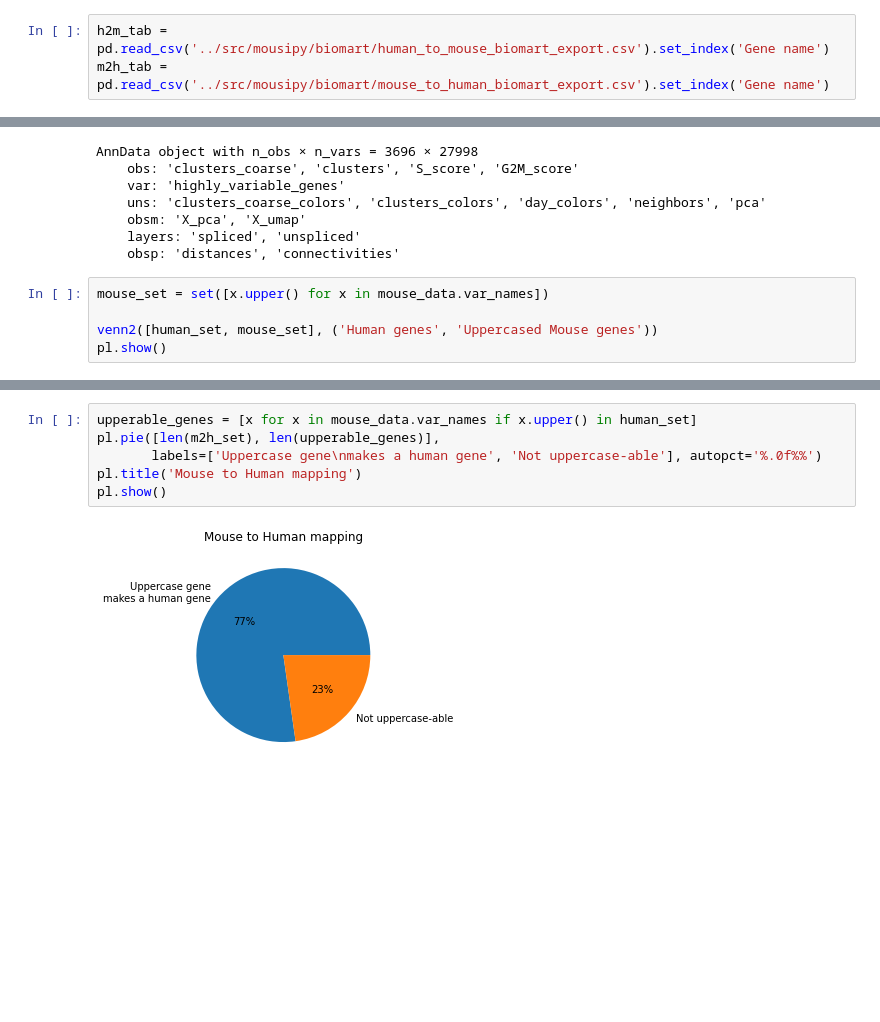
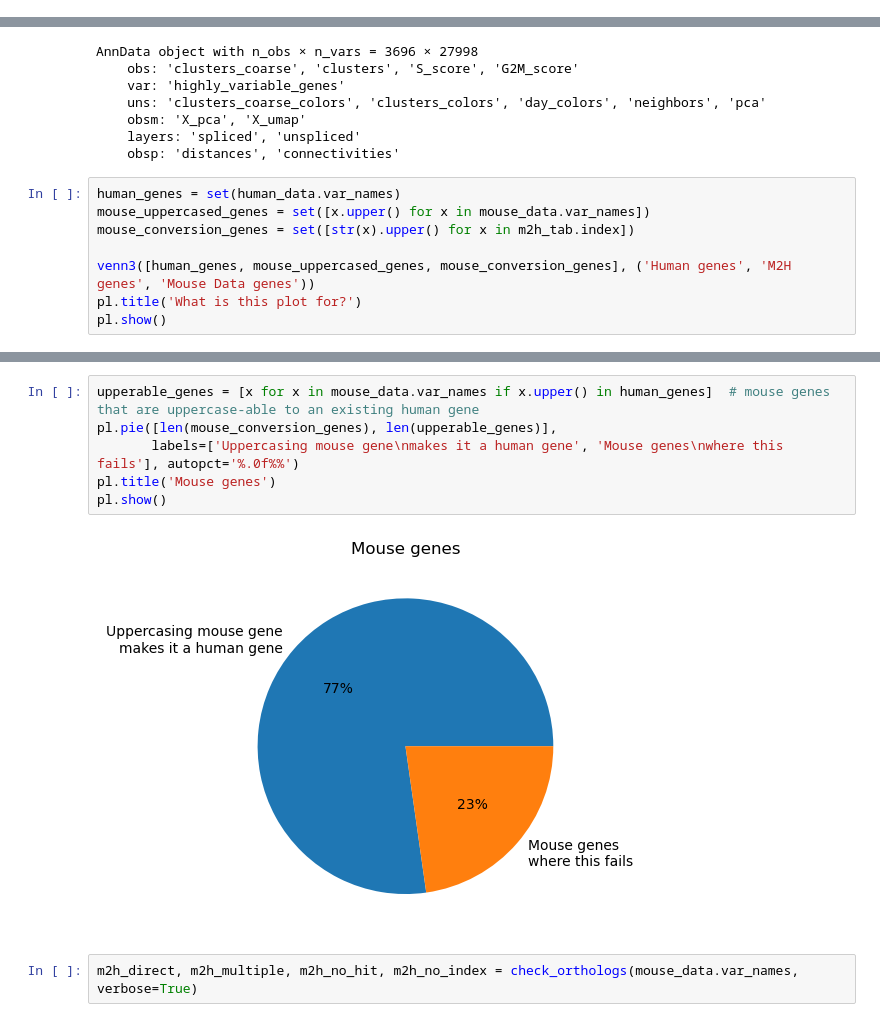
Before and after one commit to stefanpeidli/mousipy, a Jupyter notebook: notebooks/mousipy_raw.ipynb, the cells around one changed output, grey strips where cells are left out. Saved outputs shown, nothing was run; the diff lists cells and outputs as text; blank space fills up the shorter version.

```diff
--- a/notebooks/mousipy_raw.ipynb
+++ b/notebooks/mousipy_raw.ipynb
@@ -8,6 +8,3 @@ from tqdm.notebook import tqdm
 
 from IPython.core.display import display, HTML
 display(HTML("<style>.container { width:97% !important; }</style>"))
-# %%
-h2m_tab = pd.read_csv('../src/mousipy/biomart/human_to_mouse_biomart_export.csv').set_index('Gene name')
-m2h_tab = pd.read_csv('../src/mousipy/biomart/mouse_to_human_biomart_export.csv').set_index('Gene name')
@@ -65,8 +36,11 @@ AnnData object with n_obs × n_vars = 3696 × 27998
     layers: 'spliced', 'unspliced'
     obsp: 'distances', 'connectivities'
 # %%
-mouse_set = set([x.upper() for x in mouse_data.var_names])
+human_genes = set(human_data.var_names)
+mouse_uppercased_genes = set([x.upper() for x in mouse_data.var_names])
+mouse_conversion_genes = set([str(x).upper() for x in m2h_tab.index])
 
-venn2([human_set, mouse_set], ('Human genes', 'Uppercased Mouse genes'))
+venn3([human_genes, mouse_uppercased_genes, mouse_conversion_genes], ('Human genes', 'M2H genes', 'Mouse Data genes'))
+pl.title('What is this plot for?')
 pl.show()
 # %% [output]
@@ -92,11 +54,13 @@ pl.show()
 # %%
-upperable_genes = [x for x in mouse_data.var_names if x.upper() in human_set]
-pl.pie([len(m2h_set), len(upperable_genes)],
-       labels=['Uppercase gene\nmakes a human gene', 'Not uppercase-able'], autopct='%.0f%%')
-pl.title('Mouse to Human mapping')
+upperable_genes = [x for x in mouse_data.var_names if x.upper() in human_genes]  # mouse genes that are uppercase-able to an existing human gene
+pl.pie([len(mouse_conversion_genes), len(upperable_genes)],
+       labels=['Uppercasing mouse gene\nmakes it a human gene', 'Mouse genes\nwhere this fails'], autopct='%.0f%%')
+pl.title('Mouse genes')
 pl.show()
 # %% [output]
-[figure, old version]
+[figure, new version]
+# %%
+m2h_direct, m2h_multiple, m2h_no_hit, m2h_no_index = check_orthologs(mouse_data.var_names, verbose=True)
 # %%
 pl.pie([len(m2h_direct), len(m2h_multiple), len(m2h_no_hit), len(m2h_no_index)],
        labels=['One ortholog', 'Multiple orthologs', 'No ortholog', 'Not found'], autopct='%.0f%%')
```
Also changed, not shown: parts of 29 cells of this notebook, 4 other files.
